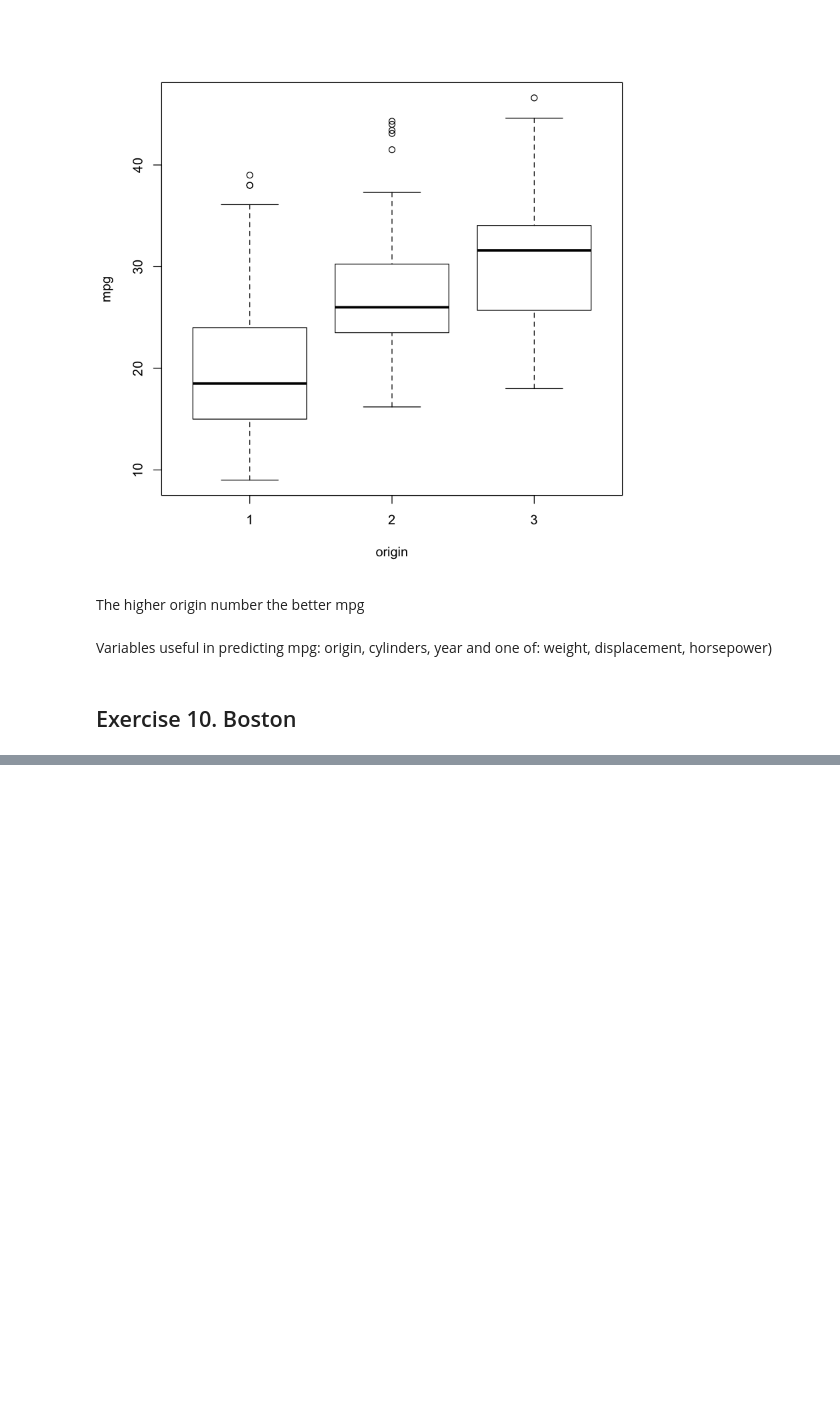
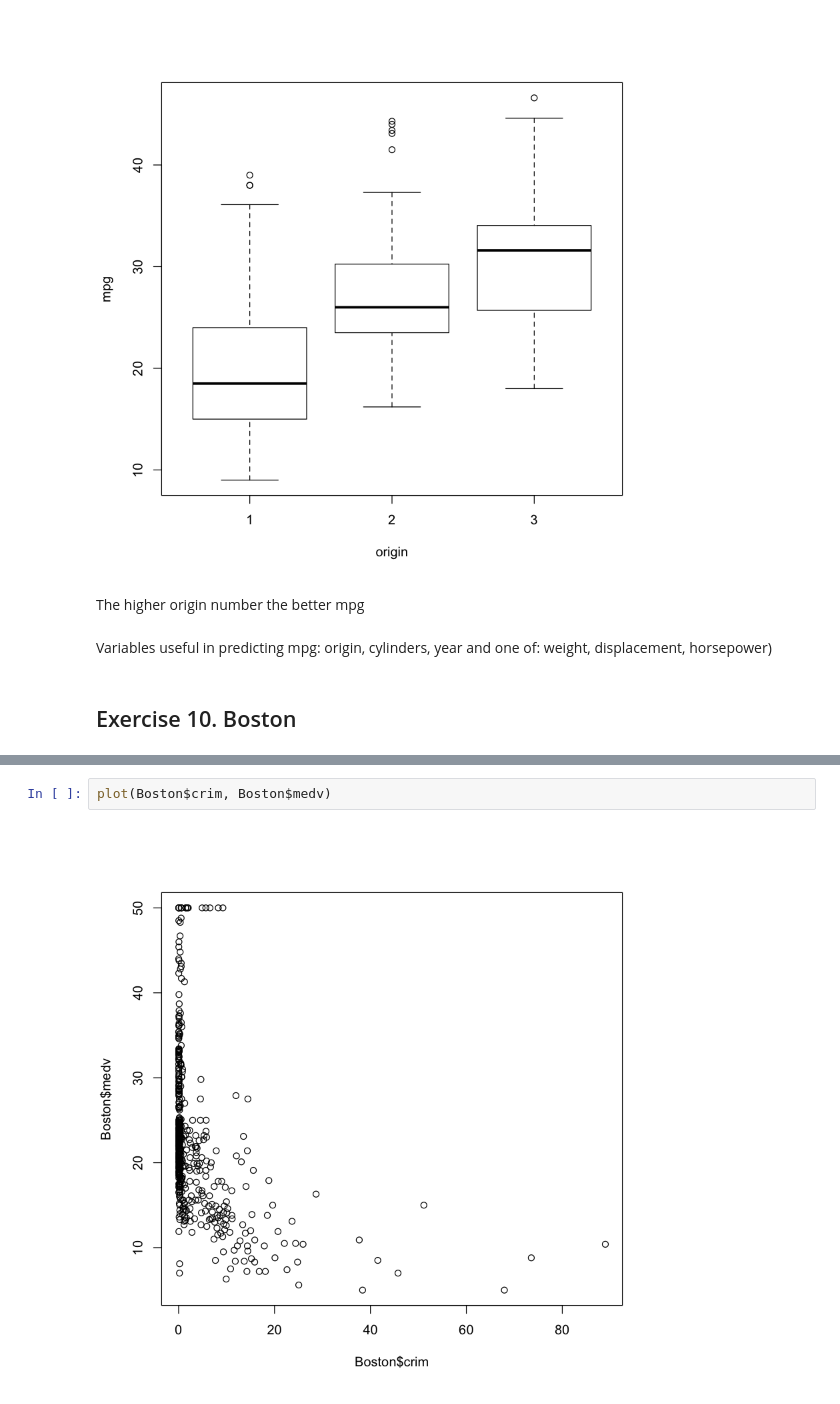
Before and after one commit to miwojc/ISL-ch2, a Jupyter notebook: ch2-ex-app.ipynb, the cells around one changed output, grey strips where cells are left out. Drawn from its saved outputs; the diff is of its cells as text; blank space fills up the shorter version.

```diff
--- a/ch2-ex-app.ipynb
+++ b/ch2-ex-app.ipynb
@@ -414,0 +449,4 @@ Variables useful in predicting mpg: origin, cylinders, year and one of: weight,
+# %%
+plot(Boston$crim, Boston$medv)
+# %% [output]
+[figure, added]
```
Also changed, not shown: parts of 31 cells of this notebook.
